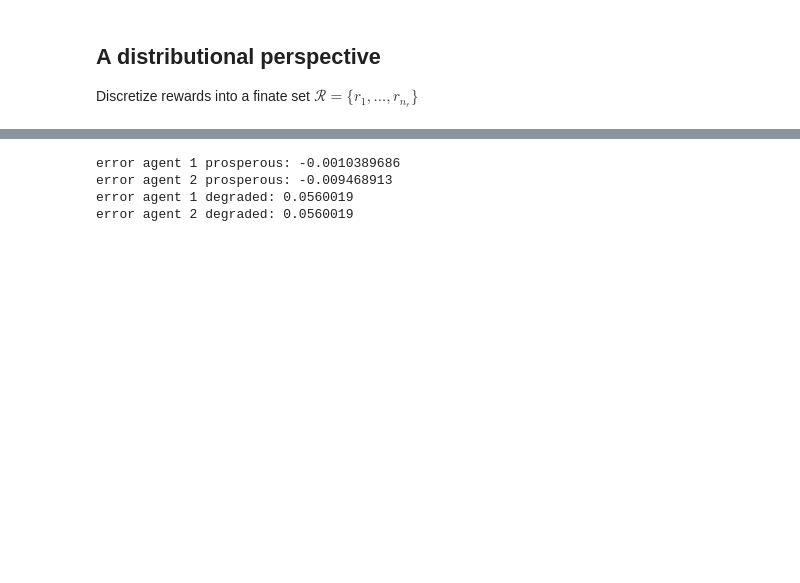
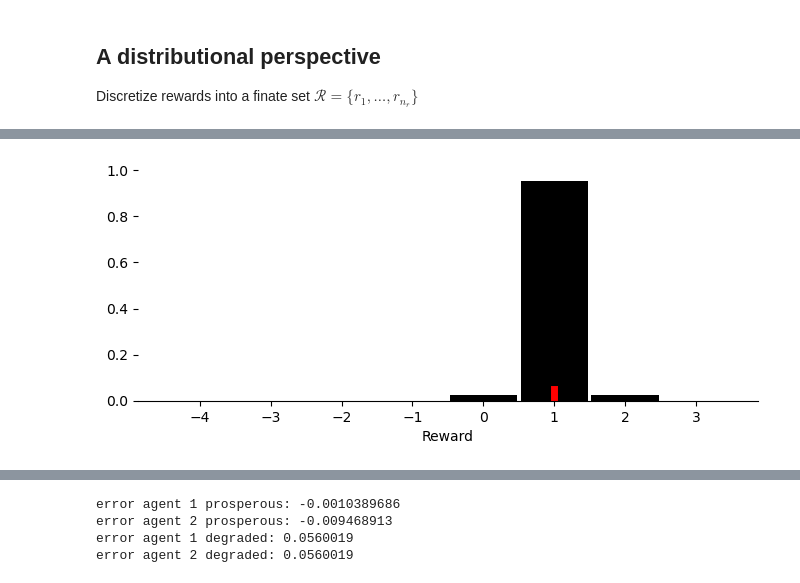
Before and after one commit to gerardoparra/pyDDRL, a Jupyter notebook: DistLD.ipynb, the cells around one changed output, grey strips where cells are left out. Saved outputs shown, nothing was run; the diff lists cells and outputs as text; code cells hidden in the pictures; blank space fills up the shorter version.

```diff
--- a/DistLD.ipynb
+++ b/DistLD.ipynb
@@ -165,0 +204,6 @@ Text(0.5, 0, 'Reward value')
+# %%
+db = distbase(env,
+              nr_reward_bins=8,
+              discretization_sigma=0.25,
+              learning_rates=0.1,
+              discount_factors=0.3)
@@ -165,0 +228,5 @@ Text(0.5, 0, 'Reward value')
+# %%
+plot_Risjasr(i=0,s=1,a1=0,a2=0,s_=1,
+             Rr=db.Rr, gpoints=db.gridpoints, wdth=db.gridwidth)
+# %% [output]
+[figure, added]
```
Also changed, not shown: parts of 67 cells of this notebook, 2 other files.
